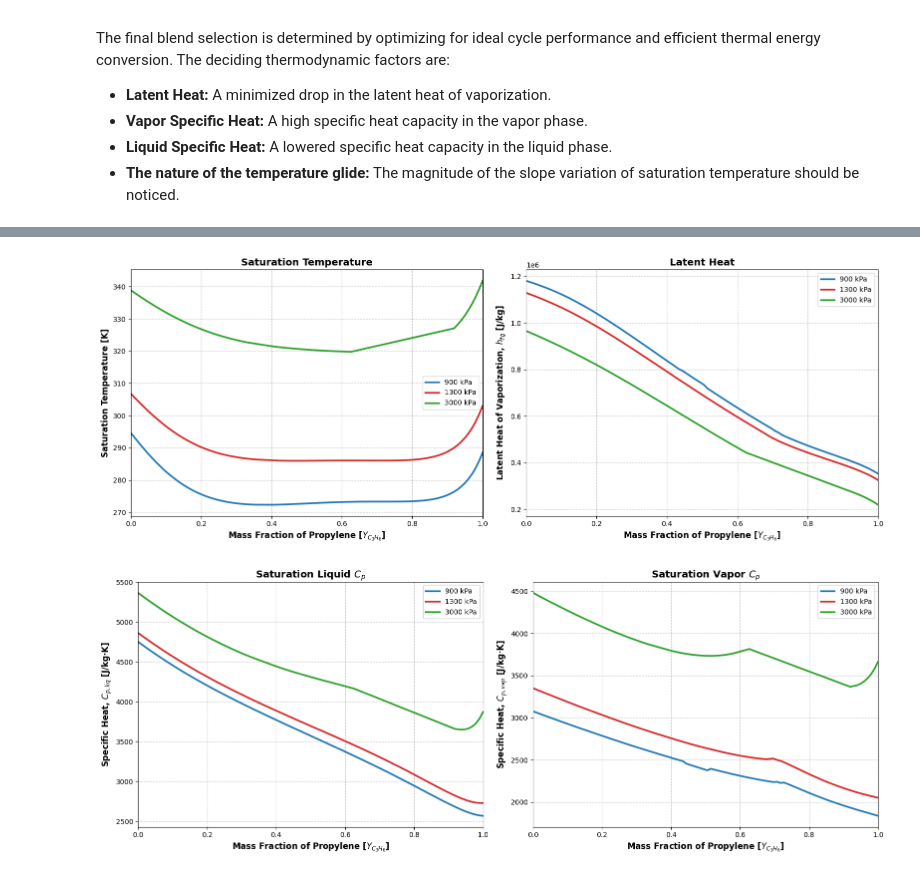
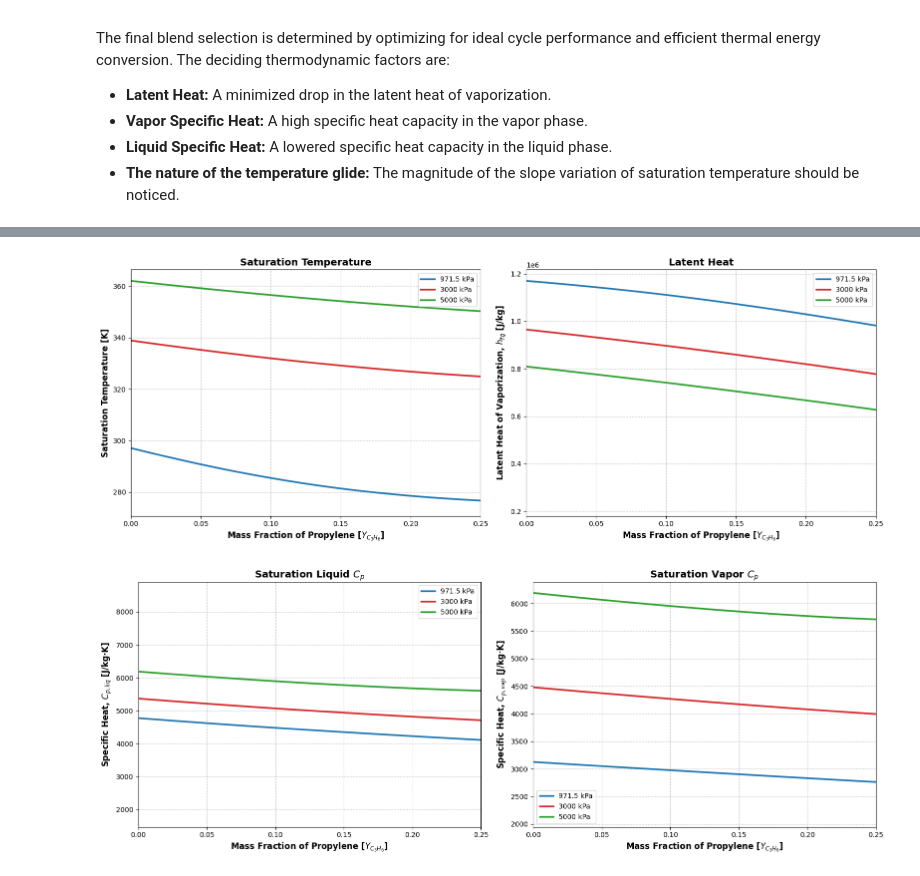
Before and after one commit to HS-base/FYP, a Jupyter notebook: Propane,_Butane,_Propylene.ipynb, the cells around one changed output, grey strips where cells are left out. Saved outputs shown, nothing was run; the diff lists cells and outputs as text; code cells hidden in the pictures.

```diff
--- a/Propane,_Butane,_Propylene.ipynb
+++ b/Propane,_Butane,_Propylene.ipynb
@@ -51,11 +55,11 @@ def generate_thermodynamic_property_plots():
     state = CP.AbstractState("HEOS", fluid_mixture)
 
     # Specify operating pressure states (kPa)
-    operating_pressures_kpa = [900, 1300, 3000]
+    operating_pressures_kpa = [971.5, 3000, 5000]
 
     # Define independent variable domain: Mass fraction of the primary component
     # Utilizing a high resolution (100 points) to ensure smooth line interpolation
-    mass_fractions = np.linspace(0.0, 1.0, 200)
+    mass_fractions = np.linspace(0.0, 1.0, 800)
 
     # Predefined color scheme for distinct pressure states
     plot_colors = ['#1f77b4', '#d62728', '#2ca02c']
@@ -128,14 +132,14 @@ def generate_thermodynamic_property_plots():
     ax1.set_xlabel('Mass Fraction of Propane [$Y_{C_3H_8}$]', fontsize=12, fontweight='bold')
     ax1.set_ylabel('Saturation Temperature [K]', fontsize=12, fontweight='bold')
     ax1.set_title('Saturation Temperature', fontsize=14, fontweight='bold')
-    ax1.set_xlim(0, 1)
+    ax1.set_xlim(0, 0.25)
     ax1.grid(True, linestyle='--', alpha=0.7)
     ax1.legend(loc='best')
 
     ax2.set_xlabel('Mass Fraction of Propane [$Y_{C_3H_8}$]', fontsize=12, fontweight='bold')
     ax2.set_ylabel('Latent Heat of Vaporization, $h_{fg}$ [J/kg]', fontsize=12, fontweight='bold')
     ax2.set_title('Latent Heat', fontsize=14, fontweight='bold')
-    ax2.set_xlim(0, 1)
+    ax2.set_xlim(0, 0.25)
     ax2.grid(True, linestyle='--', alpha=0.7)
     ax2.legend(loc='best')
     fig1.tight_layout()
@@ -144,14 +148,14 @@ def generate_thermodynamic_property_plots():
     ax3.set_xlabel('Mass Fraction of Propane [$Y_{C_3H_8}$]', fontsize=12, fontweight='bold')
     ax3.set_ylabel('Specific Heat, $C_{p,liq}$ [J/kg·K]', fontsize=12, fontweight='bold')
     ax3.set_title('Saturation Liquid $C_p$', fontsize=14, fontweight='bold')
-    ax3.set_xlim(0, 1)
+    ax3.set_xlim(0, 0.25)
     ax3.grid(True, linestyle='--', alpha=0.7)
     ax3.legend(loc='best')
 
     ax4.set_xlabel('Mass Fraction of Propane [$Y_{C_3H_8}$]', fontsize=12, fontweight='bold')
     ax4.set_ylabel('Specific Heat, $C_{p,vap}$ [J/kg·K]', fontsize=12, fontweight='bold')
     ax4.set_title('Saturation Vapor $C_p$', fontsize=14, fontweight='bold')
-    ax4.set_xlim(0, 1)
+    ax4.set_xlim(0, 0.25)
     ax4.grid(True, linestyle='--', alpha=0.7)
     ax4.legend(loc='best')
     fig2.tight_layout()
@@ -181,11 +185,11 @@ def generate_thermodynamic_property_plots():
     state = CP.AbstractState("HEOS", fluid_mixture)
 
     # Specify operating pressure states (kPa)
-    operating_pressures_kpa = [900, 1300, 3000]
+    operating_pressures_kpa = [971.5, 3000, 5000]
 
     # Define independent variable domain: Mass fraction of the primary component
     # Utilizing a high resolution (100 points) to ensure smooth line interpolation
-    mass_fractions = np.linspace(0.0, 1.0, 100)
+    mass_fractions = np.linspace(0.0, 1.0, 800)
 
     # Predefined color scheme for distinct pressure states
     plot_colors = ['#1f77b4', '#d62728', '#2ca02c']
@@ -258,14 +262,14 @@ def generate_thermodynamic_property_plots():
     ax1.set_xlabel('Mass Fraction of Butane [$Y_{C_4H_{10}}$]', fontsize=12, fontweight='bold')
     ax1.set_ylabel('Saturation Temperature [K]', fontsize=12, fontweight='bold')
     ax1.set_title('Saturation Temperature', fontsize=14, fontweight='bold')
-    ax1.set_xlim(0, 1)
+    ax1.set_xlim(0, 0.25)
     ax1.grid(True, linestyle='--', alpha=0.7)
     ax1.legend(loc='best')
 
     ax2.set_xlabel('Mass Fraction of Butane [$Y_{C_4H_{10}}$]', fontsize=12, fontweight='bold')
     ax2.set_ylabel('Latent Heat of Vaporization, $h_{fg}$ [J/kg]', fontsize=12, fontweight='bold')
     ax2.set_title('Latent Heat', fontsize=14, fontweight='bold')
-    ax2.set_xlim(0, 1)
+    ax2.set_xlim(0, 0.25)
     ax2.grid(True, linestyle='--', alpha=0.7)
     ax2.legend(loc='best')
     fig1.tight_layout()
@@ -274,14 +278,14 @@ def generate_thermodynamic_property_plots():
     ax3.set_xlabel('Mass Fraction of Butane [$Y_{C_4H_{10}}$]', fontsize=12, fontweight='bold')
     ax3.set_ylabel('Specific Heat, $C_{p,liq}$ [J/kg·K]', fontsize=12, fontweight='bold')
     ax3.set_title('Saturation Liquid $C_p$', fontsize=14, fontweight='bold')
-    ax3.set_xlim(0, 1)
+    ax3.set_xlim(0, 0.25)
     ax3.grid(True, linestyle='--', alpha=0.7)
     ax3.legend(loc='best')
 
     ax4.set_xlabel('Mass Fraction of Butane [$Y_{C_4H_{10}}$]', fontsize=12, fontweight='bold')
     ax4.set_ylabel('Specific Heat, $C_{p,vap}$ [J/kg·K]', fontsize=12, fontweight='bold')
     ax4.set_title('Saturation Vapor $C_p$', fontsize=14, fontweight='bold')
-    ax4.set_xlim(0, 1)
+    ax4.set_xlim(0, 0.25)
     ax4.grid(True, linestyle='--', alpha=0.7)
     ax4.legend(loc='best')
     fig2.tight_layout()
@@ -311,11 +315,11 @@ def generate_thermodynamic_property_plots():
     state = CP.AbstractState("HEOS", fluid_mixture)
 
     # Specify operating pressure states (kPa)
-    operating_pressures_kpa = [900, 1300, 3000]
+    operating_pressures_kpa = [971.5, 3000, 5000]
 
     # Define independent variable domain: Mass fraction of the primary component
     # Utilizing a high resolution (100 points) to ensure smooth line interpolation
-    mass_fractions = np.linspace(0.0, 1.0, 100)
+    mass_fractions = np.linspace(0.0, 0.8, 800)
 
     # Predefined color scheme for distinct pressure states
     plot_colors = ['#1f77b4', '#d62728', '#2ca02c']
@@ -388,39 +392,39 @@ def generate_thermodynamic_property_plots():
     ax1.set_xlabel('Mass Fraction of Propylene [$Y_{C_3H_6}$]', fontsize=12, fontweight='bold')
     ax1.set_ylabel('Saturation Temperature [K]', fontsize=12, fontweight='bold')
     ax1.set_title('Saturation Temperature', fontsize=14, fontweight='bold')
-    ax1.set_xlim(0, 1)
+    ax1.set_xlim(0, 0.25)
     ax1.grid(True, linestyle='--', alpha=0.7)
     ax1.legend(loc='best')
 
     ax2.set_xlabel('Mass Fraction of Propylene [$Y_{C_3H_6}$]', fontsize=12, fontweight='bold')
     ax2.set_ylabel('Latent Heat of Vaporization, $h_{fg}$ [J/kg]', fontsize=12, fontweight='bold')
     ax2.set_title('Latent Heat', fontsize=14, fontweight='bold')
-    ax2.set_xlim(0, 1)
+    ax2.set_xlim(0, 0.25)
     ax2.grid(True, linestyle='--', alpha=0.7)
     ax2.legend(loc='best')
     fig1.tight_layout()
 
     # --- Standardize Figure 2 Layout & Typography ---
     ax3.set_xlabel('Mass Fraction of Propylene [$Y_{C_3H_6}$]', fontsize=12, fontweight='bold')
     ax3.set_ylabel('Specific Heat, $C_{p,liq}$ [J/kg·K]', fontsize=12, fontweight='bold')
     ax3.set_title('Saturation Liquid $C_p$', fontsize=14, fontweight='bold')
-    ax3.set_xlim(0, 1)
+    ax3.set_xlim(0, 0.25)
     ax3.grid(True, linestyle='--', alpha=0.7)
     ax3.legend(loc='best')
 
     ax4.set_xlabel('Mass Fraction of Propylene [$Y_{C_3H_6}$]', fontsize=12, fontweight='bold')
     ax4.set_ylabel('Specific Heat, $C_{p,vap}$ [J/kg·K]', fontsize=12, fontweight='bold')
     ax4.set_title('Saturation Vapor $C_p$', fontsize=14, fontweight='bold')
-    ax4.set_xlim(0, 1)
+    ax4.set_xlim(0, 0.25)
     ax4.grid(True, linestyle='--', alpha=0.7)
     ax4.legend(loc='best')
     fig2.tight_layout()
 
     # Execute plot display
     plt.show()
 
 if __name__ == '__main__':
     generate_thermodynamic_property_plots()
 # %% [output]
-[figure, old version]
+[figure, new version]
-[figure, old version]
+[figure, new version]
```
Also changed, not shown: parts of 3 cells of this notebook.
